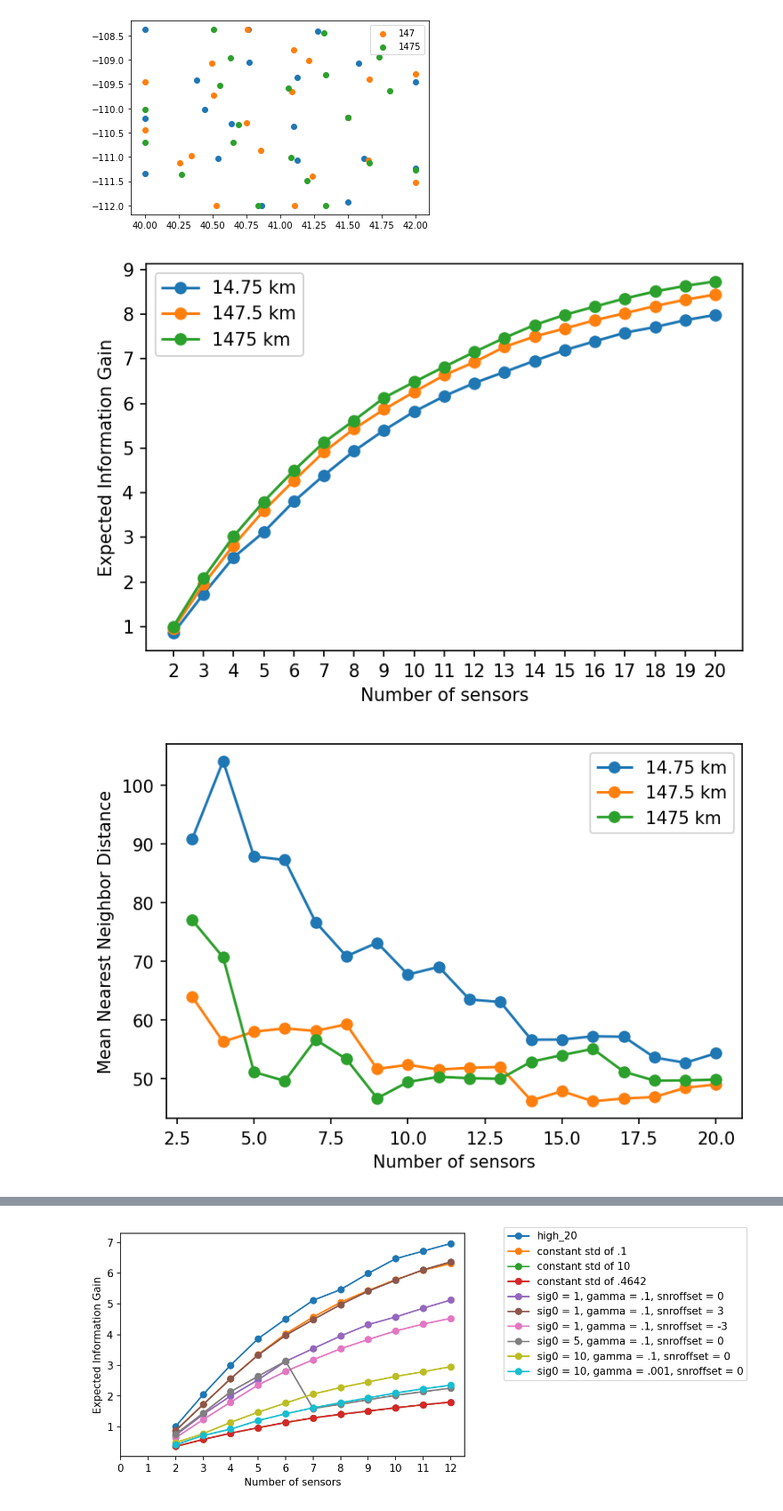
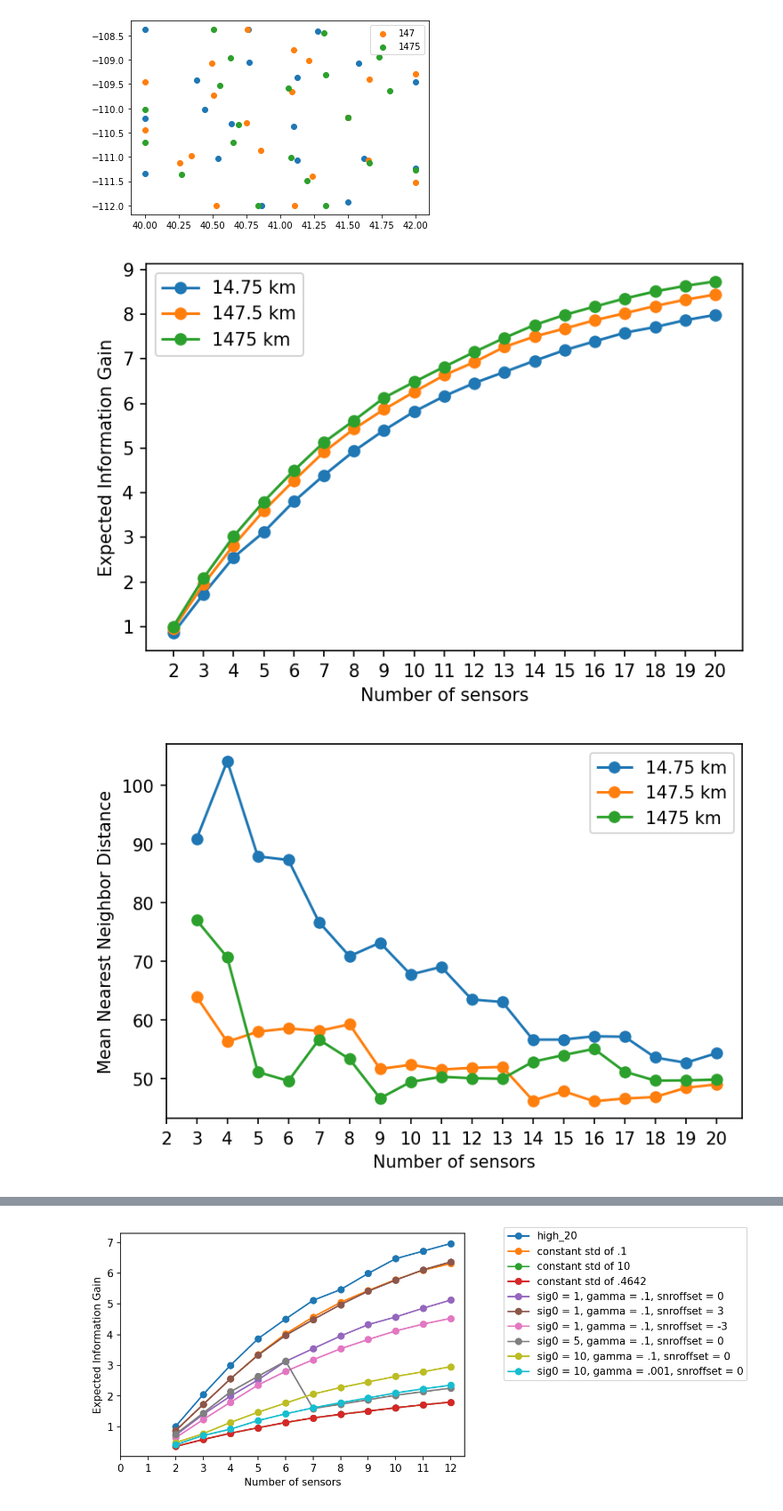
Before and after one commit to sandialabs/seismic_boed, a Jupyter notebook: fidelity_vis.ipynb, the cells around one changed output, grey strips where cells are left out. Shown at 89% size. Drawn from its saved outputs; the diff is of its cells as text; code cells hidden in the pictures.

```diff
--- a/fidelity_vis.ipynb
+++ b/fidelity_vis.ipynb
@@ -295,7 +299,8 @@ fig, axs = plt.subplots(3,4,figsize=(36,24), dpi=300)
 for i, fid in enumerate(nums):
     # Load data
     it = str(np.round(fid,2)).replace('.','_')
-    std = np.load(f'/gpfs/jpcalla/final_fid/std_{it}.npz')['measnoise'].mean()
+    std = np.load(f'/gpfs/jpcalla/uniform_stds/std_{it}.npy').item()
+    print(it, std)
     res = np.load(f'/gpfs/jpcalla/final_fid/outputs_{it}.npz')
     # Pull out information gains from each synthetic event
     ig = res['ig'].reshape((4096,16)).mean(axis=1)
@@ -371,6 +378,3 @@ plt.show()
 [figure]
 # %% [markdown]
 Illustration of the effects of changing the sensor fidelity.
-# %%
-for i in range(12):
-    print(i%3)
@@ -389,0 +443,3 @@ for i in range(12):
+# %%
+it = str(np.round(nums[6],2)).replace('.','_')
+it
@@ -612,31 +673,32 @@ eigs147, igs147, dists147 = get_eig_nn('/gpfs/jpcalla/lscal_147',22, 22)
 eigs1475, igs1475, dists1475 = get_eig_nn('/gpfs/jpcalla/lscal_1475',22, 22)
 # Store eigs from 3 different runs
 
 # Plot eig by number of sensors
 plt.figure(dpi=150)
 plt.plot(np.arange(2,21),eigs14,marker='o', label='14.75 km')
 plt.plot(np.arange(2,21),eigs147,marker='o', label='147.5 km')
 plt.plot(np.arange(2,21),eigs1475,marker='o', label='1475 km')
 
 plt.xlabel('Number of sensors')
 plt.ylabel('Expected Information Gain')
 plt.legend(loc='upper left')
 plt.xticks(np.arange(2,21))
 plt.savefig('corr_curves.pdf', dpi=300)
 plt.show()
 
 # Plot mean nearest neighbor distance by number of sensors
 plt.figure(dpi=150)
 plt.plot(np.arange(3,21),dists14,marker='o',label='14.75 km')
 plt.plot(np.arange(3,21),dists147,marker='o', label='147.5 km')
 plt.plot(np.arange(3,21),dists1475,marker='o', label='1475 km')
+plt.xticks(np.arange(2,21))
 
 # plt.plot(np.arange(3,22),low_dists,marker='o', label='constant std of 10')
 plt.xlabel('Number of sensors')
 plt.ylabel('Mean Nearest Neighbor Distance')
 plt.legend()
 plt.savefig('corr_dists.pdf', dpi=300)
 plt.show()
 # %% [output]
 [figure]
-[figure, old version]
+[figure, new version]
```
Also changed, not shown: parts of 15 cells of this notebook, 8 other files.
